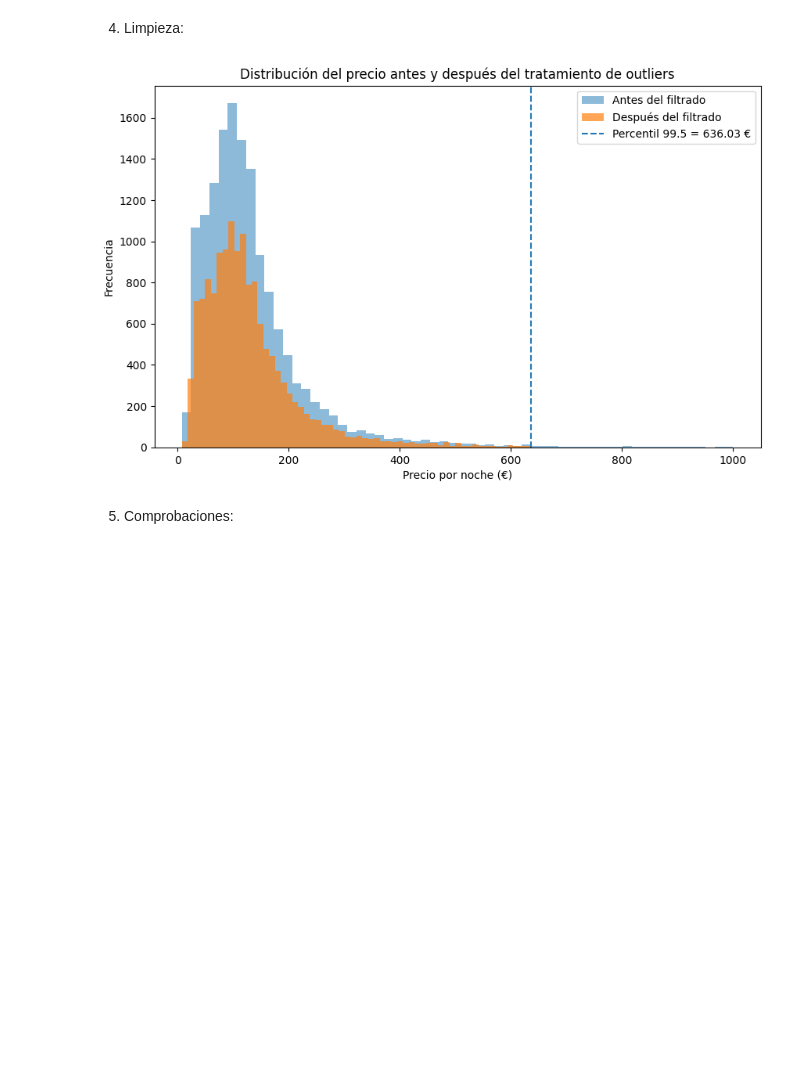
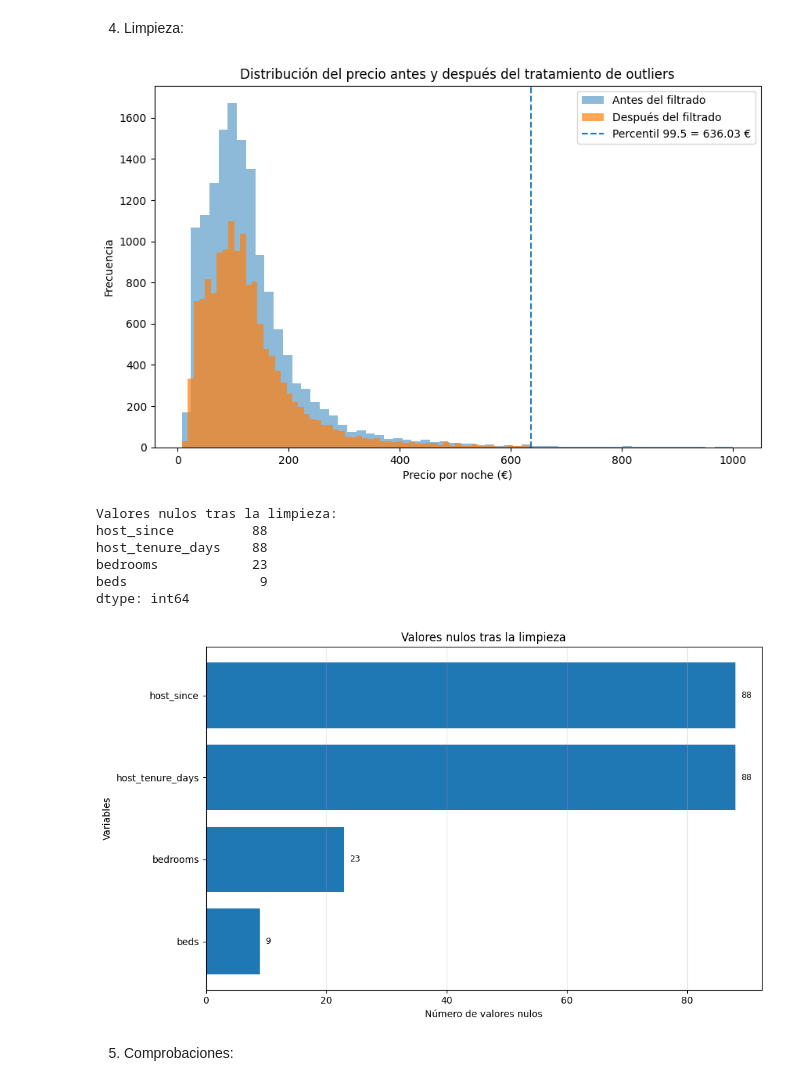
Before and after one commit to luciagonzadavi-code/TFG, a Jupyter notebook: TGF_Notebook.ipynb, the cells around one changed output. Drawn from its saved outputs; the diff is of its cells as text; code cells hidden in the pictures; blank space fills up the shorter version.

```diff
--- a/TGF_Notebook.ipynb
+++ b/TGF_Notebook.ipynb
@@ -53,7 +129,7 @@ listings = listings[cols]
 listings = listings.rename(columns={"id": "listing_id"})
 
 #Limpieza en precio:
-listings["price"] = listings["price"].replace("[\$,]", "", regex=True).astype(float)
+listings["price"] = listings["price"].replace(r"[\$,]", "", regex=True).astype(float)
 
 #Limpieza en baños:
 #a)Convertir a nuemrico y si es raro en missing:
@@ -115,37 +191,75 @@ listings["professional_host"] = (listings["calculated_host_listings_count"] > 1)
 # %% [markdown]
 4. Limpieza:
 # %%
+
 #eliminacion de outliers de precio (el 0,5% mñas extremo, eliminando el subjetivismo de lo considerado "caro" y "barato"):
 upper_price = listings["price"].quantile(0.995)
 listings = listings[listings["price"] <= upper_price]
 
 # Eliminación de casos sin beneficio o sin ocupación (así me quedo solo con los activos):
 listings = listings[
     (listings["estimated_occupancy_l365d"] > 0) &
     (listings["estimated_revenue_l365d"] > 0)
 ]
 
 #Grafico de outliers:
 #Carga del paquete de visualización:
 import matplotlib.pyplot as plt
 #Guardar una copia antes del filtrado:
 listings_pre_filtrado = listings.copy()
 #Umbral percentil 99.5:
 upper_price = listings_pre_filtrado["price"].quantile(0.995)
 #Aplicar filtro:
 listings_post_filtrado = listings_pre_filtrado[listings_pre_filtrado["price"] <= upper_price].copy()
 #Visualización:
 plt.figure(figsize=(10,6))
 plt.hist(listings_pre_filtrado["price"].dropna(), bins=60, alpha=0.5, label="Antes del filtrado")
 plt.hist(listings_post_filtrado["price"].dropna(), bins=60, alpha=0.7, label="Después del filtrado")
 plt.axvline(upper_price, linestyle="--", label=f"Percentil 99.5 = {upper_price:.2f} €")
 plt.title("Distribución del precio antes y después del tratamiento de outliers")
 plt.xlabel("Precio por noche (€)")
 plt.ylabel("Frecuencia")
 plt.legend()
 plt.show()
+
+
+#Gráfico de nulos tras limpieza:
+#1ºcomporbar nulos:
+null_counts_final = listings.isnull().sum()
+null_counts_final = null_counts_final[null_counts_final > 0].sort_values(ascending=False)
+print("Valores nulos tras la limpieza:")
+print(null_counts_final)
+
+#2ºVisualización:
+if len(null_counts_final) > 0:
+    plt.figure(figsize=(10,6))
+    bars = plt.barh(null_counts_final.index[::-1], null_counts_final.values[::-1])
+    for bar in bars:
+        width = bar.get_width()
+        plt.text(
+            width + max(null_counts_final) * 0.01,
+            bar.get_y() + bar.get_height()/2,
+            f"{int(width)}",
+            va="center",
+            fontsize=9
+        )
+    plt.xlabel("Número de valores nulos")
+    plt.ylabel("Variables")
+    plt.title("Valores nulos tras la limpieza")
+    plt.grid(axis="x", alpha=0.3)
+    plt.tight_layout()
+    plt.show()
+else:
+    print("No quedan valores nulos en el dataset final.")
 # %% [output]
 [figure]
+Valores nulos tras la limpieza:
+host_since          88
+host_tenure_days    88
+bedrooms            23
+beds                 9
+dtype: int64
+[figure, added]
 # %% [markdown]
 5. Comprobaciones:
 # %%
```
Also changed, not shown: parts of 4 cells of this notebook.
